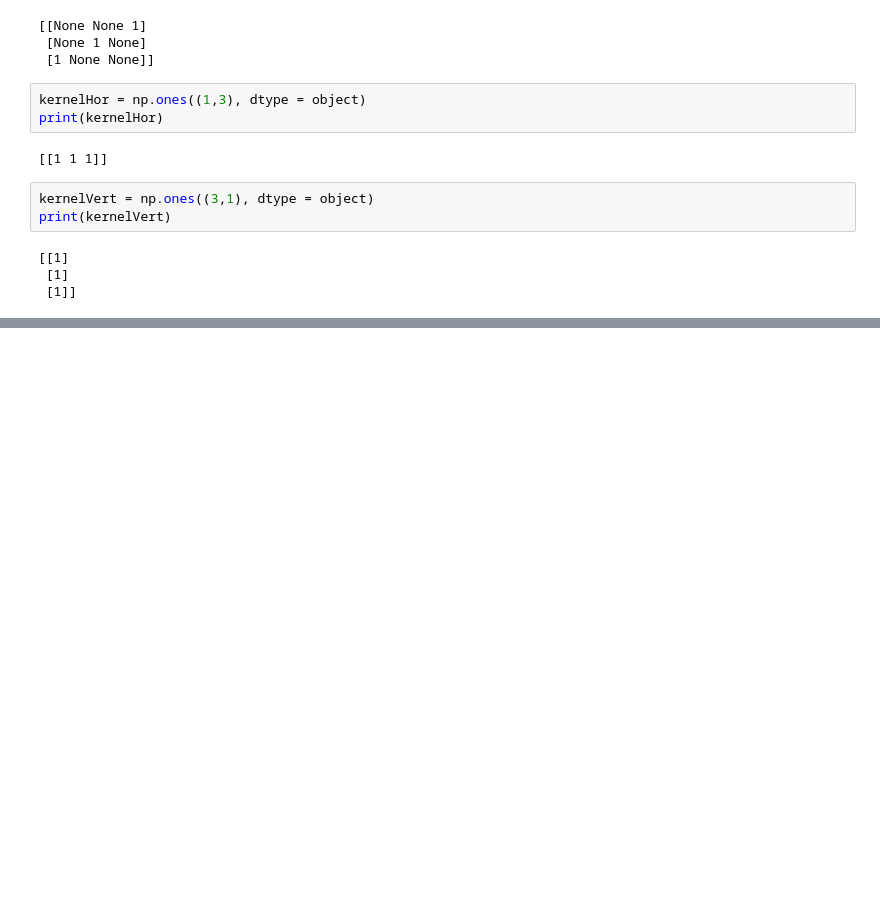
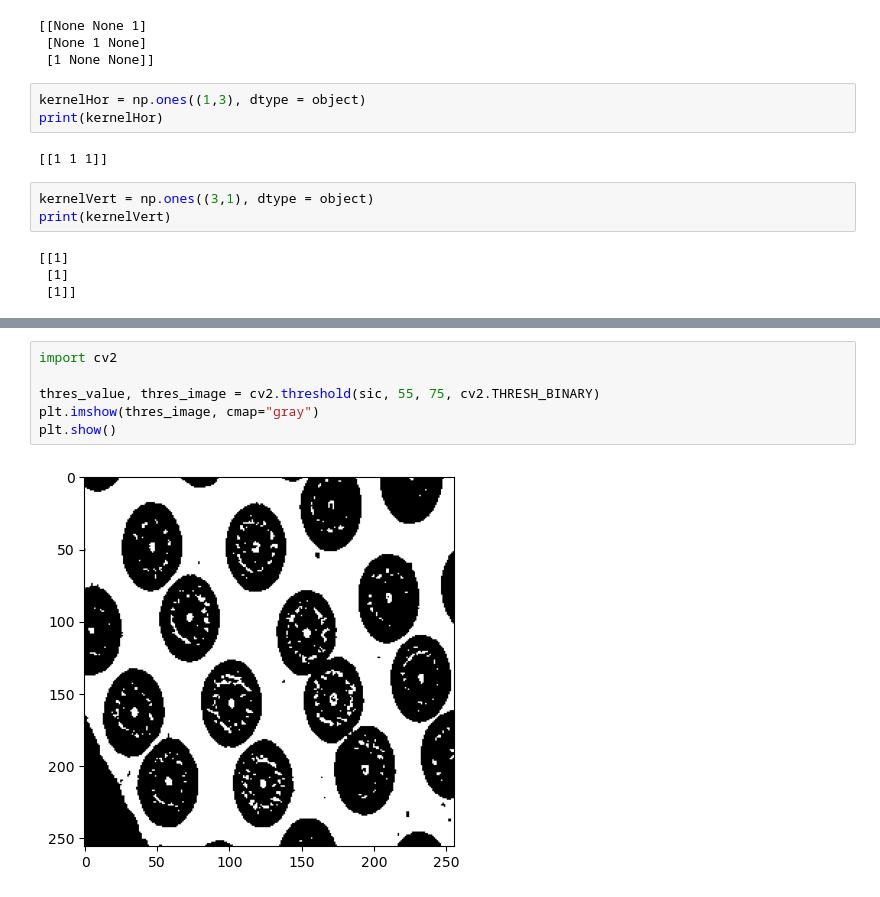
Before and after one commit to ImagenesYVision/Taller6, a Jupyter notebook: Taller6.ipynb, the cells around one changed output, grey strips where cells are left out. Saved outputs shown, nothing was run; the diff lists cells and outputs as text; blank space fills up the shorter version.

```diff
--- a/Taller6.ipynb
+++ b/Taller6.ipynb
@@ -248,0 +257,8 @@ plt.show()
+# %%
+import cv2
+
+thres_value, thres_image = cv2.threshold(sic, 55, 75, cv2.THRESH_BINARY)
+plt.imshow(thres_image, cmap="gray")
+plt.show()
+# %% [output]
+[figure, added]
```
Also changed, not shown: parts of 17 cells of this notebook.
